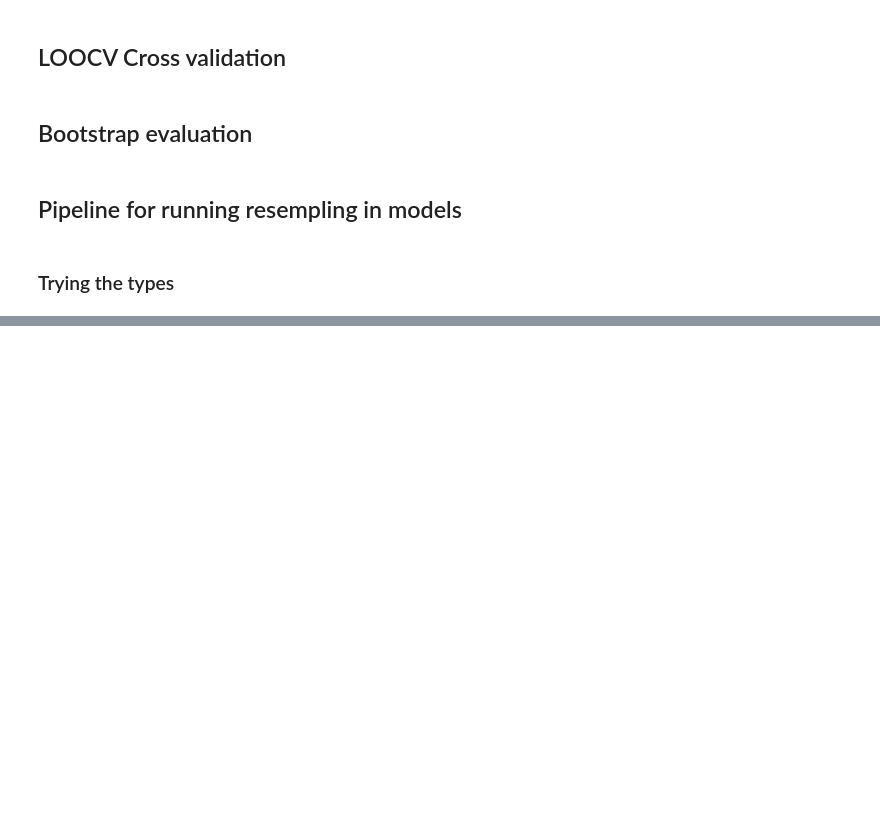
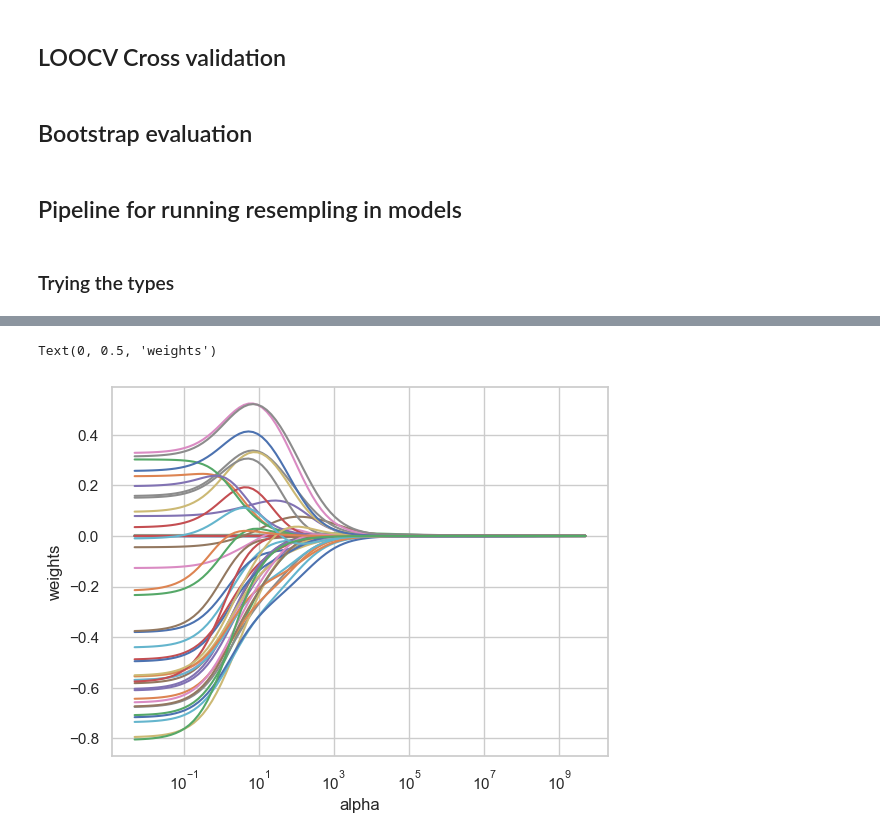
Before and after one commit to larsvdg/APRAU, a Jupyter notebook: Assignment.ipynb, the cells around one changed output, grey strips where cells are left out. Cells and saved outputs as stored; diff of their text form; code cells hidden in the pictures; blank space fills up the shorter version.

```diff
--- a/Assignment.ipynb
+++ b/Assignment.ipynb
@@ -694,0 +854,4 @@ compare_models(models, X_train, X_test, y_train, y_test)
+# %%
+# Display the head of the dataset before any modification
+df = df.drop("Vegetation_Type_Encoded", axis=1)
+df.head(5)
@@ -694,0 +911,14 @@ compare_models(models, X_train, X_test, y_train, y_test)
+# %%
+# Use
+sc=StandardScaler()
+X_train, X_test, y_train, y_test= train_test_split(X, y, test_size=0.5, random_state=42)
+X_train=sc.fit_transform(X_train)
+X_test=sc.transform(X_test)
+# %%
+# Generate an NumPy array of alphas from small to large
+# number which are logarithmically spaced, meaning they decrease exponentially
+
+alphas = 10**np.linspace(10,-2,100)*0.5
+
+# Uncomment the alphas if you want to see the array
+# alphas
@@ -694,0 +934,36 @@ compare_models(models, X_train, X_test, y_train, y_test)
+# %%
+from sklearn import linear_model
+
+ridge = Ridge()
+coefs = []
+
+mse = []
+squared_bias = []
+variance = []
+
+for a in alphas:
+    ridge.set_params(alpha = a)
+    ridge.fit(X, y)
+    coefs.append(ridge.coef_)
+    y_pred = ridge.predict(X_test)
+
+
+     # Calculate MSE
+    mse.append(np.mean((y_pred - y_test) ** 2))
+
+    # Calculate bias and variance
+    bias = np.mean(y_pred - y_test)
+    squared_bias.append(bias ** 2)
+    variance.append(np.var(y_pred))
+
+np.shape(coefs)
+
+ax = plt.gca()
+ax.plot(alphas, coefs)
+ax.set_xscale('log')
+plt.axis('tight')
+plt.xlabel('alpha')
+plt.ylabel('weights')
+# %% [output]
+Text(0, 0.5, 'weights')
+[figure, added]
```
Also changed, not shown: parts of 39 cells of this notebook.
